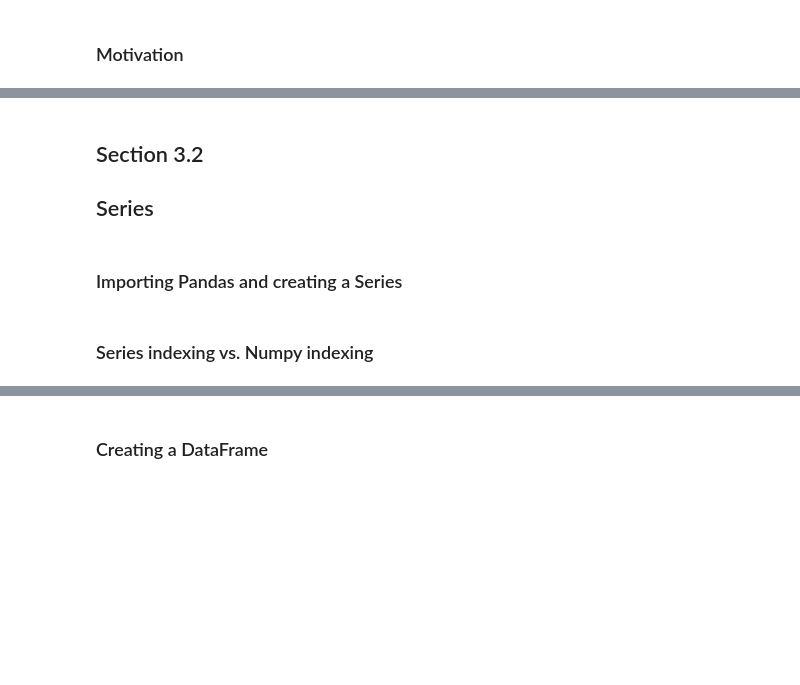
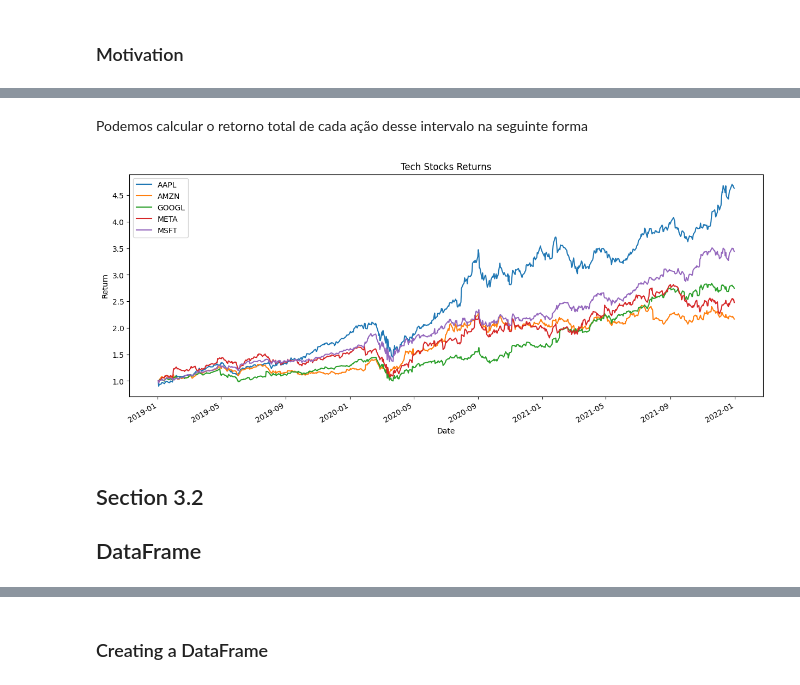
Before and after one commit to vnikoofard/Econofisica, a Jupyter notebook: 1-Programação e Analise de Dados/pyecon_ch3.ipynb, the cells around one changed output, grey strips where cells are left out. Drawn from its saved outputs; the diff is of its cells as text; code cells hidden in the pictures; blank space fills up the shorter version.

```diff
--- a/1-Programação e Analise de Dados/pyecon_ch3.ipynb
+++ b/1-Programação e Analise de Dados/pyecon_ch3.ipynb
@@ -31,5 +75,19 @@ fig.savefig("out/dji.pdf", format="pdf")
+# %% [markdown]
+Podemos calcular o retorno total de cada ação desse intervalo na seguinte forma
+# %%
+retorno = close/close.iloc[0]
+
+retorno.plot(figsize=(15, 6))
+
+plt.xlabel("Date")
+plt.ylabel("Return")
+plt.title("Tech Stocks Returns")
+plt.legend()
+
+# Show the plot
+plt.show()
+# %% [output]
+[figure, added]
 # %% [markdown]
 ## Section 3.2
-## Series
+## DataFrame
-# %% [markdown]
-### Importing Pandas and creating a Series
@@ -42,2 +93,0 @@ obj
-# %% [markdown]
-### Series indexing vs. Numpy indexing
```
Also changed, not shown: parts of 48 cells of this notebook, 1 other file.
